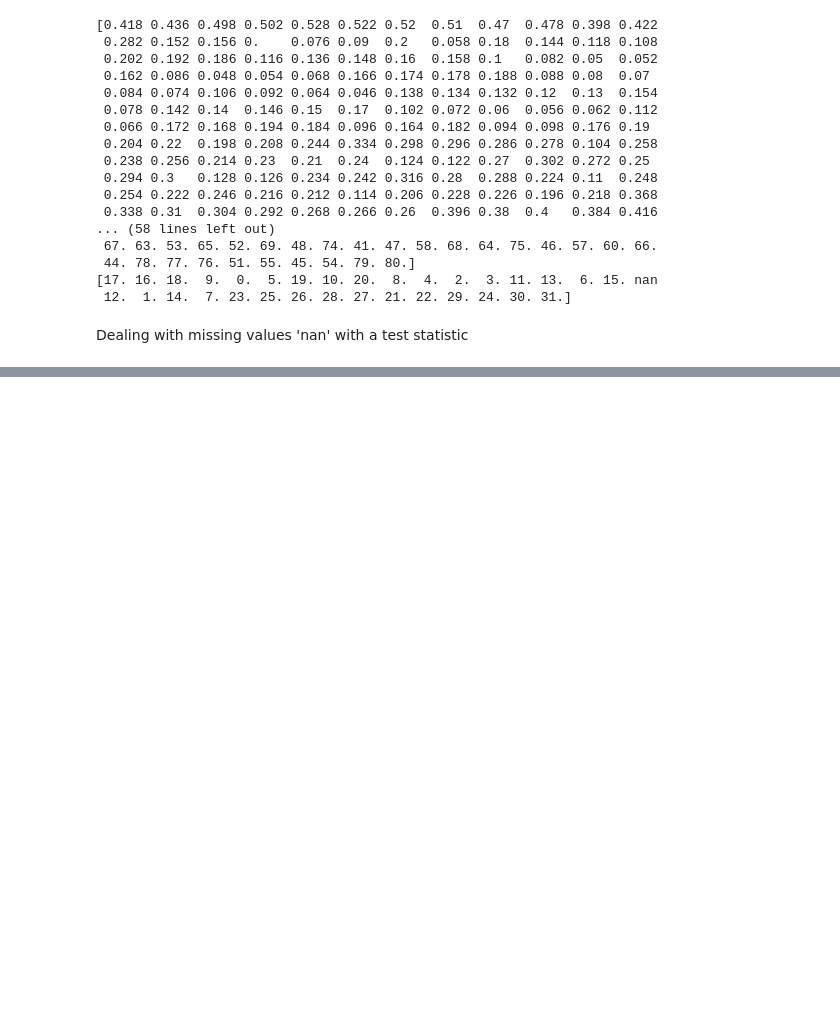
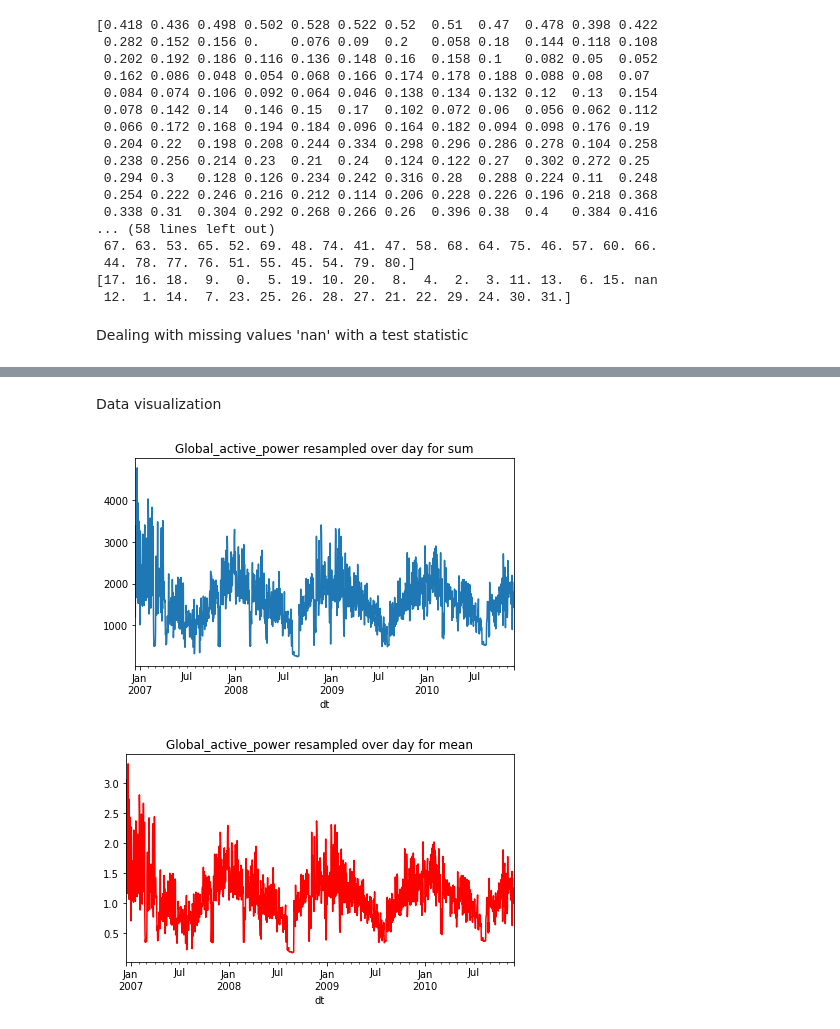
Before and after one commit to HarmanBhutani/ML_projects, a Jupyter notebook: Individual_household_electric_power_consumption.ipynb, the cells around one changed output, grey strips where cells are left out. Cells and saved outputs as stored; diff of their text form; code cells hidden in the pictures; blank space fills up the shorter version.

Commit message:
some data visualisations added

```diff
--- a/Individual_household_electric_power_consumption.ipynb
+++ b/Individual_household_electric_power_consumption.ipynb
@@ -133,0 +179,15 @@ for j in range(0,7):
+# %% [markdown]
+
+Data visualization
+# %%
+df.Global_active_power.resample('D').sum().plot(title='Global_active_power resampled over day for sum')
+#df.Global_active_power.resample('D').mean().plot(title='Global_active_power resampled over day', color='red')
+plt.tight_layout()
+plt.show()
+
+df.Global_active_power.resample('D').mean().plot(title='Global_active_power resampled over day for mean', color='red')
+plt.tight_layout()
+plt.show()
+# %% [output]
+[figure, added]
+[figure, added]
```
Also changed, not shown: parts of 10 cells of this notebook.
